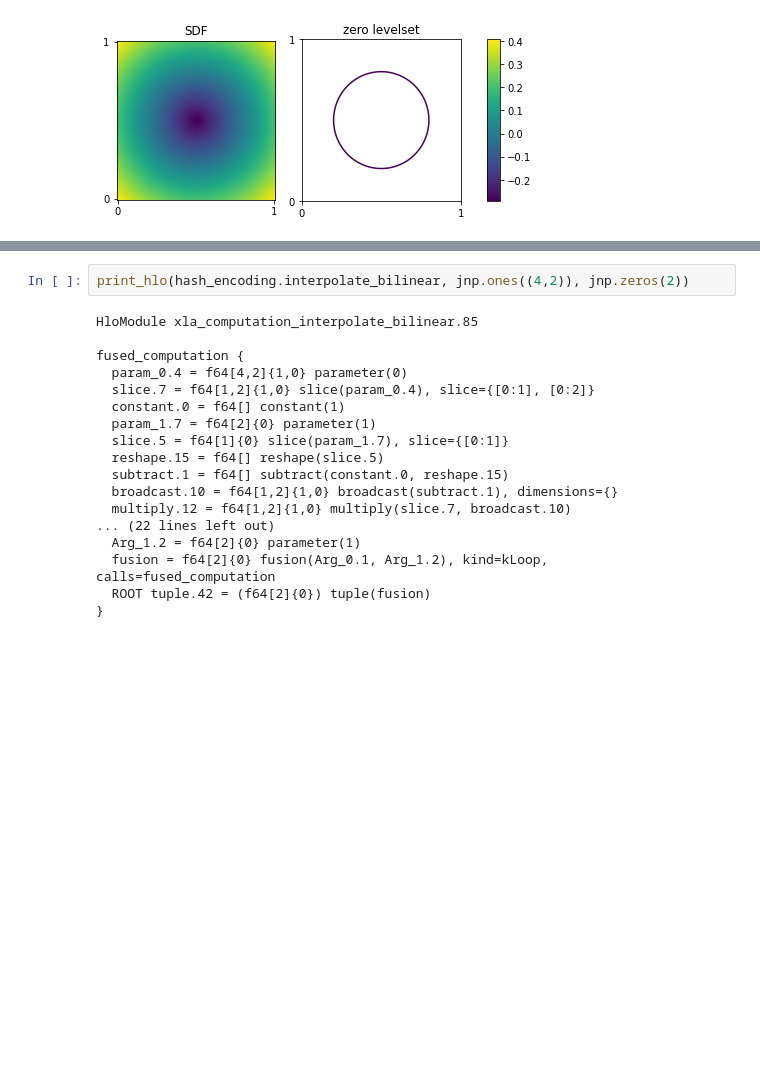
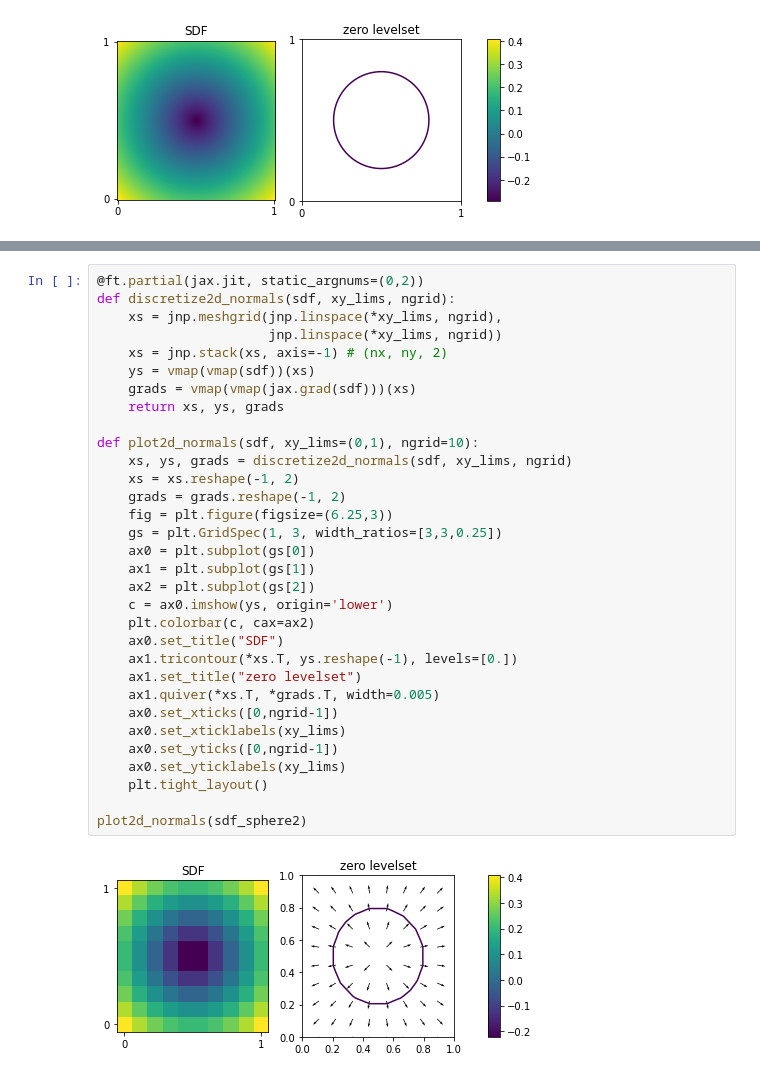
Before and after one commit to niklasschmitz/sdf_jax, a Jupyter notebook: hash_encoding.ipynb, the cells around one changed output, grey strips where cells are left out. Saved outputs shown, nothing was run; the diff lists cells and outputs as text; blank space fills up the shorter version.

```diff
--- a/hash_encoding.ipynb
+++ b/hash_encoding.ipynb
@@ -284,20 +231,34 @@ fused_computation {
-# %%
-print_hlo(hash_encoding.interpolate_bilinear, jnp.ones((4,2)), jnp.zeros(2))
-# %% [output]
-HloModule xla_computation_interpolate_bilinear.85
-
-fused_computation {
-  param_0.4 = f64[4,2]{1,0} parameter(0)
-  slice.7 = f64[1,2]{1,0} slice(param_0.4), slice={[0:1], [0:2]}
-  constant.0 = f64[] constant(1)
-  param_1.7 = f64[2]{0} parameter(1)
-  slice.5 = f64[1]{0} slice(param_1.7), slice={[0:1]}
-  reshape.15 = f64[] reshape(slice.5)
-  subtract.1 = f64[] subtract(constant.0, reshape.15)
-  broadcast.10 = f64[1,2]{1,0} broadcast(subtract.1), dimensions={}
-  multiply.12 = f64[1,2]{1,0} multiply(slice.7, broadcast.10)
-... (22 lines left out)
-  Arg_1.2 = f64[2]{0} parameter(1)
-  fusion = f64[2]{0} fusion(Arg_0.1, Arg_1.2), kind=kLoop, calls=fused_computation
-  ROOT tuple.42 = (f64[2]{0}) tuple(fusion)
-}
+# %%
+@ft.partial(jax.jit, static_argnums=(0,2))
+def discretize2d_normals(sdf, xy_lims, ngrid):
+    xs = jnp.meshgrid(jnp.linspace(*xy_lims, ngrid),
+                      jnp.linspace(*xy_lims, ngrid))
+    xs = jnp.stack(xs, axis=-1) # (nx, ny, 2)
+    ys = vmap(vmap(sdf))(xs)
+    grads = vmap(vmap(jax.grad(sdf)))(xs)
+    return xs, ys, grads
+
+def plot2d_normals(sdf, xy_lims=(0,1), ngrid=10):
+    xs, ys, grads = discretize2d_normals(sdf, xy_lims, ngrid)
+    xs = xs.reshape(-1, 2)
+    grads = grads.reshape(-1, 2)
+    fig = plt.figure(figsize=(6.25,3))
+    gs = plt.GridSpec(1, 3, width_ratios=[3,3,0.25])
+    ax0 = plt.subplot(gs[0])
+    ax1 = plt.subplot(gs[1])
+    ax2 = plt.subplot(gs[2])
+    c = ax0.imshow(ys, origin='lower')
+    plt.colorbar(c, cax=ax2)
+    ax0.set_title("SDF")
+    ax1.tricontour(*xs.T, ys.reshape(-1), levels=[0.])
+    ax1.set_title("zero levelset")
+    ax1.quiver(*xs.T, *grads.T, width=0.005)
+    ax0.set_xticks([0,ngrid-1])
+    ax0.set_xticklabels(xy_lims)
+    ax0.set_yticks([0,ngrid-1])
+    ax0.set_yticklabels(xy_lims)
+    plt.tight_layout()
+
+plot2d_normals(sdf_sphere2)
+# %% [output]
+[figure, added]
```
Also changed, not shown: parts of 14 cells of this notebook, 1 other file.
